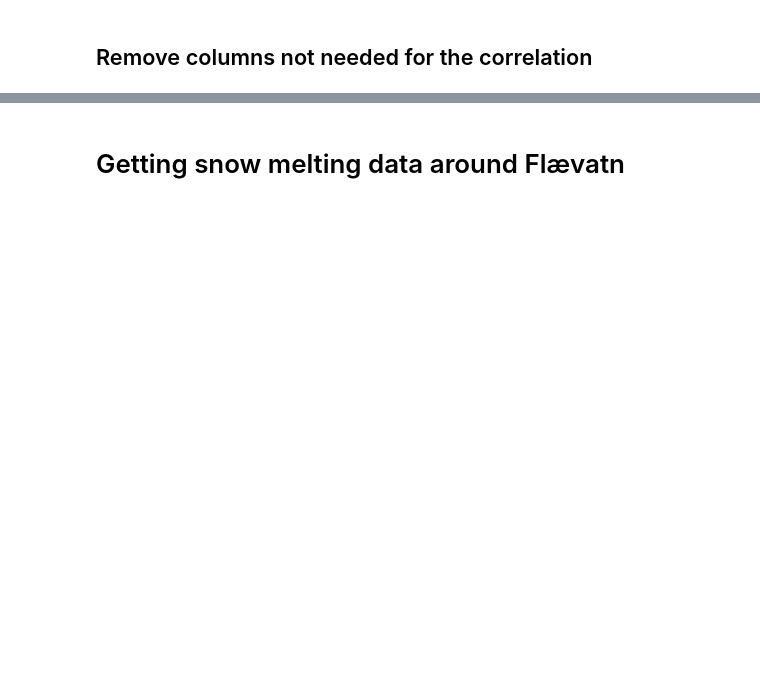
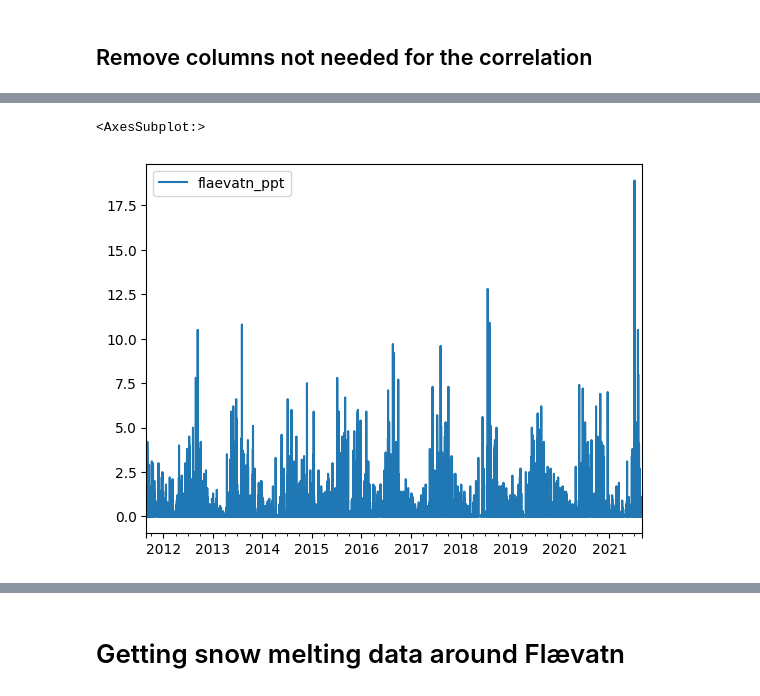
Before and after one commit to VegSja/NorwAI-hackathon-2022-Intelligence, a Jupyter notebook: solution.ipynb, the cells around one changed output, grey strips where cells are left out. Drawn from its saved outputs; the diff is of its cells as text; code cells hidden in the pictures; blank space fills up the shorter version.

```diff
--- a/solution.ipynb
+++ b/solution.ipynb
@@ -236 +241,7 @@ memory usage: 411.7 KB
+# %%
+
+data_df.plot.line(y='flaevatn_ppt')
+# %% [output]
+<AxesSubplot:>
+[figure, added]
 # %% [markdown]
```
Also changed, not shown: parts of 19 cells of this notebook, 5 other files.
